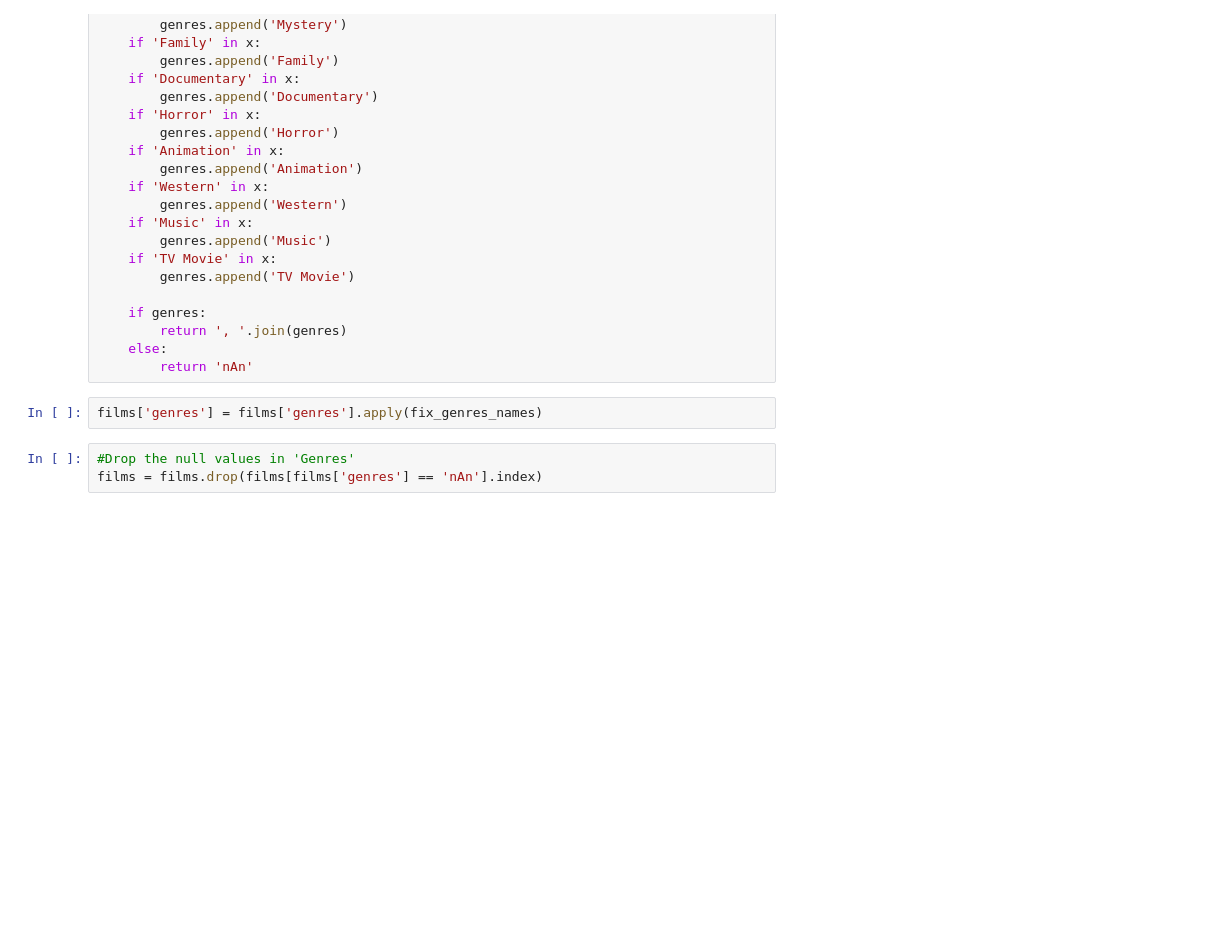
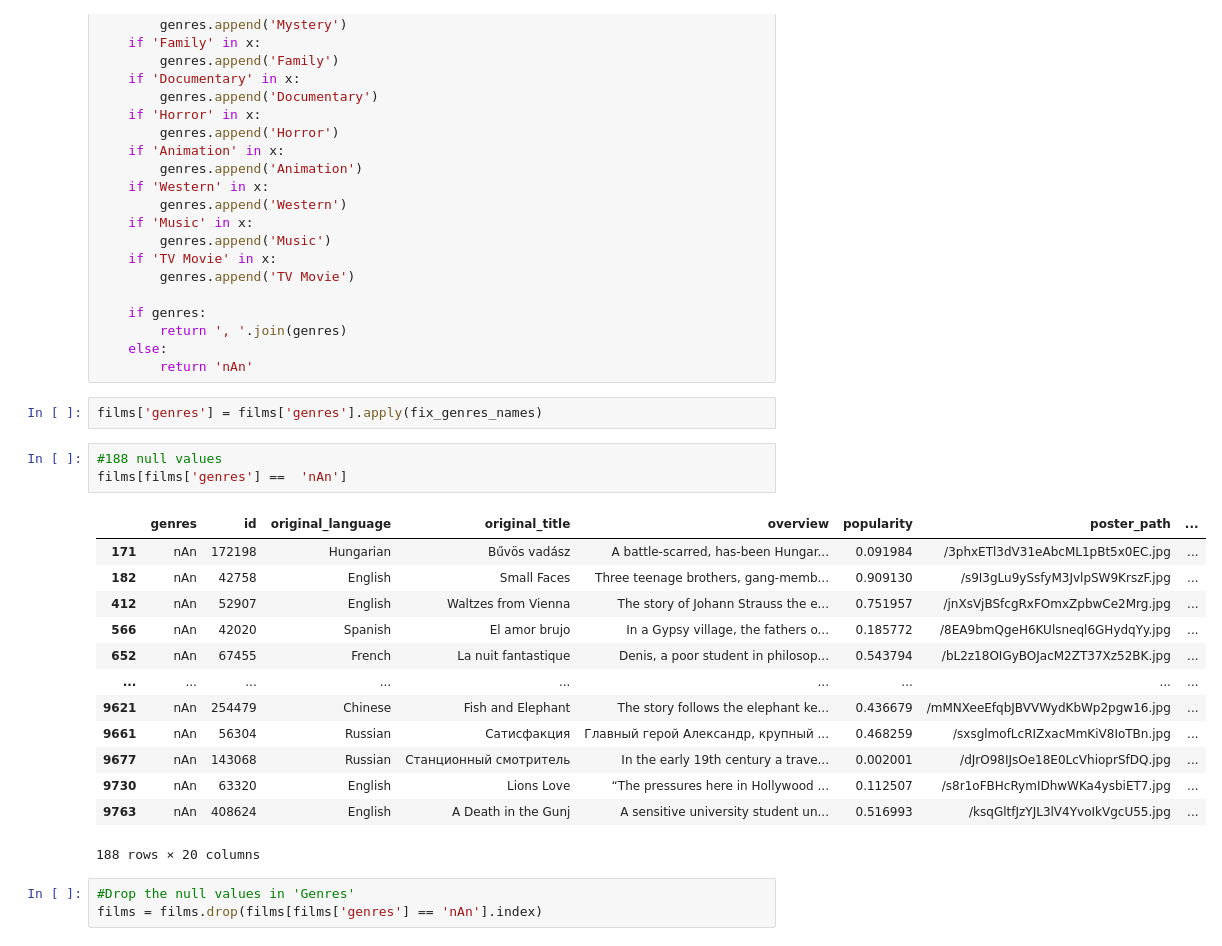
Before and after one commit to moldypeaches/DAFT_0410, a Jupyter notebook: module_3/Project_week_8/Data_cleaning.ipynb, the cells around one changed output. Cells and saved outputs as stored; diff of their text form; blank space fills up the shorter version.

```diff
--- a/module_3/Project_week_8/Data_cleaning.ipynb
+++ b/module_3/Project_week_8/Data_cleaning.ipynb
@@ -228,6 +218,23 @@ def fix_genres_names(x):
         return 'nAn'
 # %%
 films['genres'] = films['genres'].apply(fix_genres_names)
+# %%
+#188 null values
+films[films['genres'] ==  'nAn']
+# %% [output]
+|  | genres | id | original_language | original_title | overview | popularity | poster_path | ... |
+| 171 | nAn | 172198 | Hungarian | Bűvös vadász | A battle-scarred, has-been Hungar... | 0.091984 | /3phxETl3dV31eAbcML1pBt5x0EC.jpg | ... |
+| 182 | nAn | 42758 | English | Small Faces | Three teenage brothers, gang-memb... | 0.909130 | /s9I3gLu9ySsfyM3JvlpSW9KrszF.jpg | ... |
+| 412 | nAn | 52907 | English | Waltzes from Vienna | The story of Johann Strauss the e... | 0.751957 | /jnXsVjBSfcgRxFOmxZpbwCe2Mrg.jpg | ... |
+| 566 | nAn | 42020 | Spanish | El amor brujo | In a Gypsy village, the fathers o... | 0.185772 | /8EA9bmQgeH6KUlsneql6GHydqYy.jpg | ... |
+| 652 | nAn | 67455 | French | La nuit fantastique | Denis, a poor student in philosop... | 0.543794 | /bL2z18OIGyBOJacM2ZT37Xz52BK.jpg | ... |
+| ... | ... | ... | ... | ... | ... | ... | ... | ... |
+| 9621 | nAn | 254479 | Chinese | Fish and Elephant | The story follows the elephant ke... | 0.436679 | /mMNXeeEfqbJBVVWydKbWp2pgw16.jpg | ... |
+| 9661 | nAn | 56304 | Russian | Сатисфакция | Главный герой Александр, крупный ... | 0.468259 | /sxsglmofLcRIZxacMmKiV8IoTBn.jpg | ... |
+| 9677 | nAn | 143068 | Russian | Станционный смотритель | In the early 19th century a trave... | 0.002001 | /dJrO98IJsOe18E0LcVhioprSfDQ.jpg | ... |
+| 9730 | nAn | 63320 | English | Lions Love | “The pressures here in Hollywood ... | 0.112507 | /s8r1oFBHcRymIDhwWKa4ysbiET7.jpg | ... |
+| 9763 | nAn | 408624 | English | A Death in the Gunj | A sensitive university student un... | 0.516993 | /ksqGltfJzYJL3lV4YvoIkVgcU55.jpg | ... |
+188 rows × 20 columns
 # %%
 #Drop the null values in 'Genres'
 films = films.drop(films[films['genres'] == 'nAn'].index)
```
Also changed, not shown: parts of 34 cells of this notebook, 11 other files.
